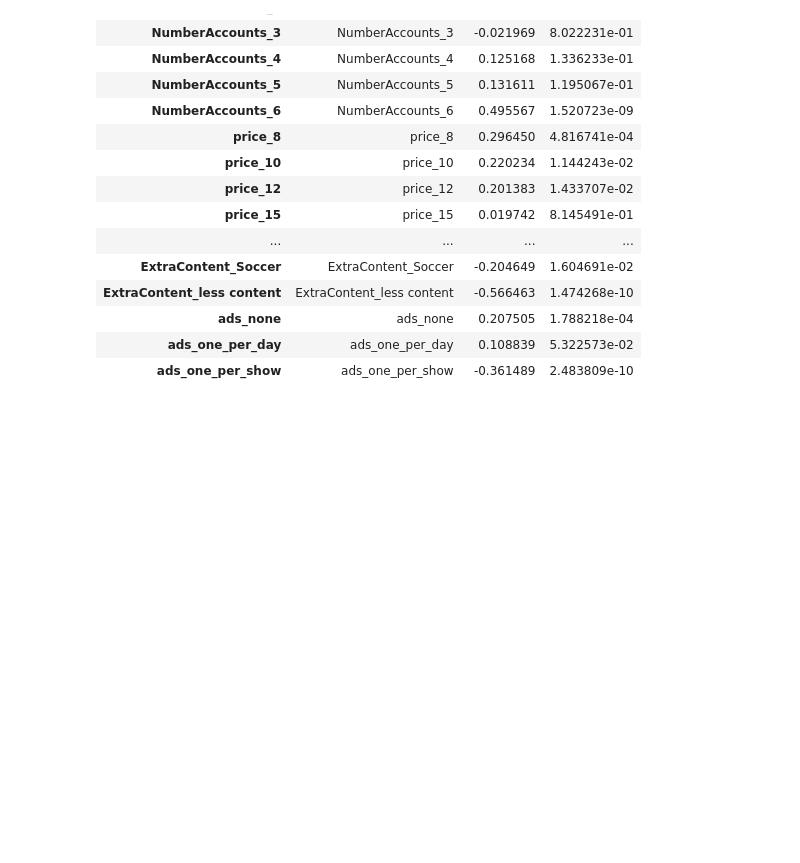
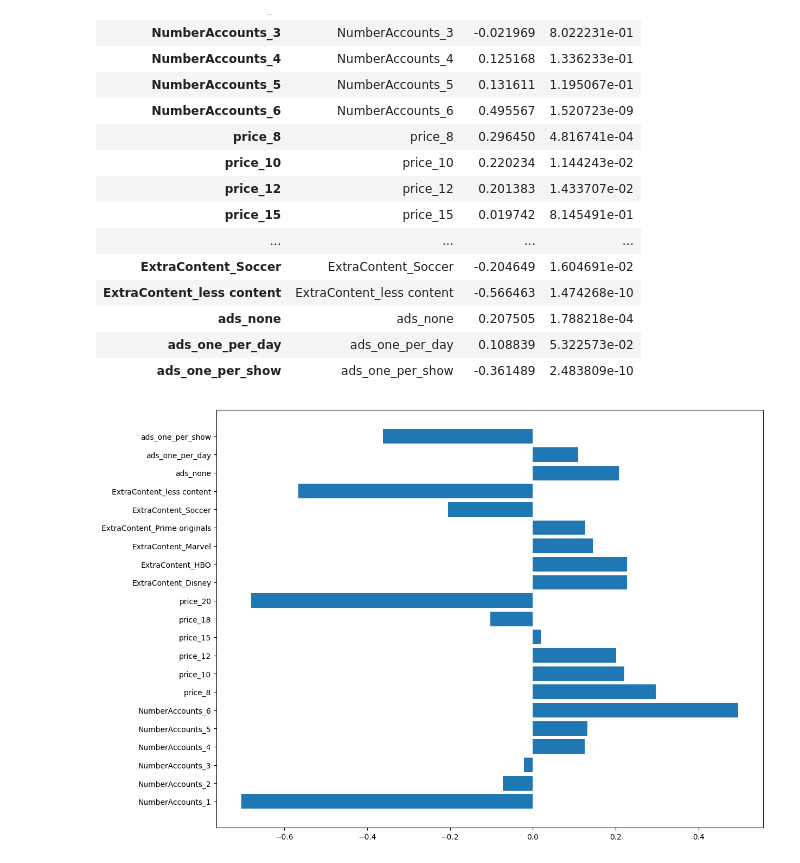
Before and after one commit to jeremysb1/conjoint-analysis, a Jupyter notebook: cbc.ipynb, the cells around one changed output. Cells and saved outputs as stored; diff of their text form; code cells hidden in the pictures; blank space fills up the shorter version.

Commit message:
added partworth plot

```diff
--- a/cbc.ipynb
+++ b/cbc.ipynb
@@ -110,3 +111,15 @@ df_result
 | ads_none | ads_none | 0.207505 | 1.788218e-04 |
 | ads_one_per_day | ads_one_per_day | 0.108839 | 5.322573e-02 |
 | ads_one_per_show | ads_one_per_show | -0.361489 | 2.483809e-10 |
+# %%
+# Plot the partworth
+f, ax = plt.subplots(figsize = (13, 10))
+values = df_result.partworth
+xbar = np.arange(len(values))
+plt.barh(xbar,
+         values)
+plt.yticks(xbar,
+           labels = df_result['param_name'])
+plt.show()
+# %% [output]
+[figure, added]
```
Also changed, not shown: parts of 2 cells of this notebook.
